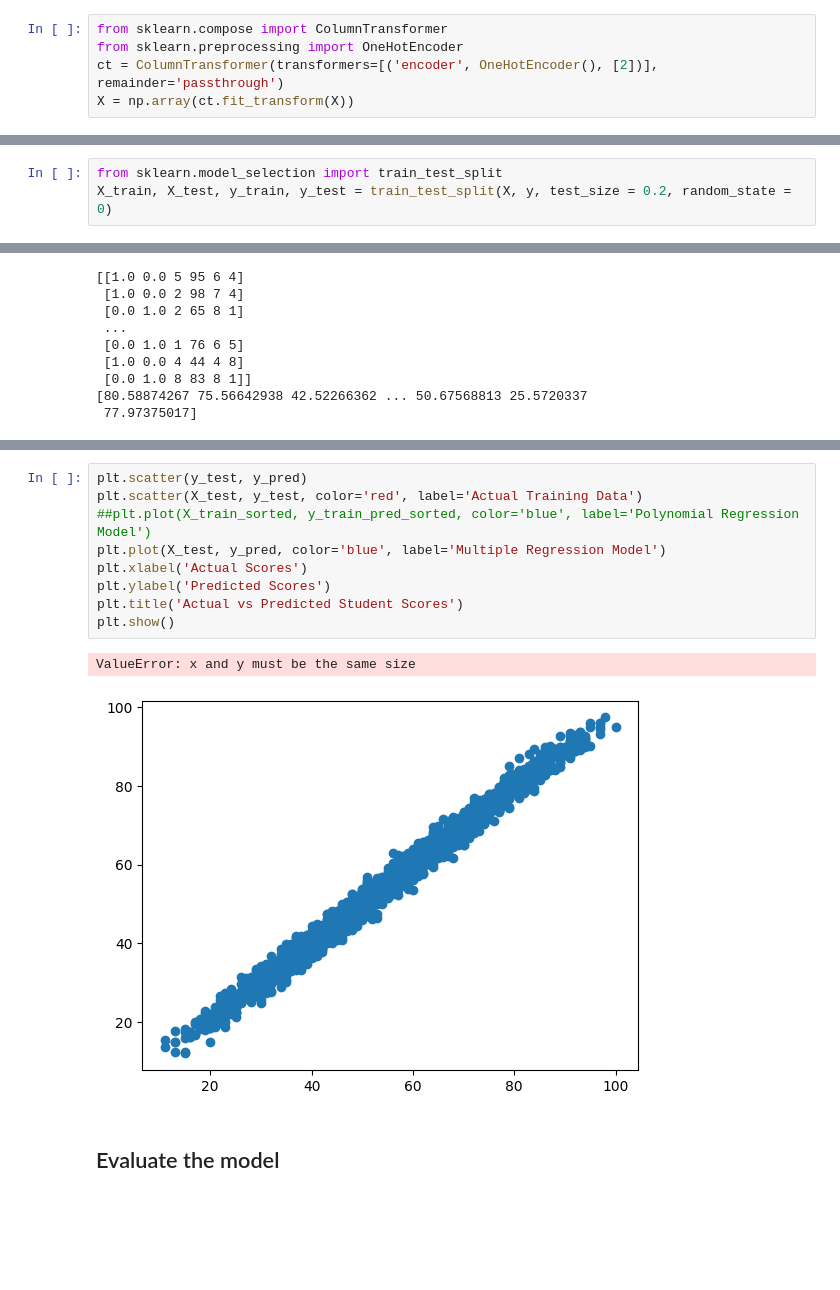
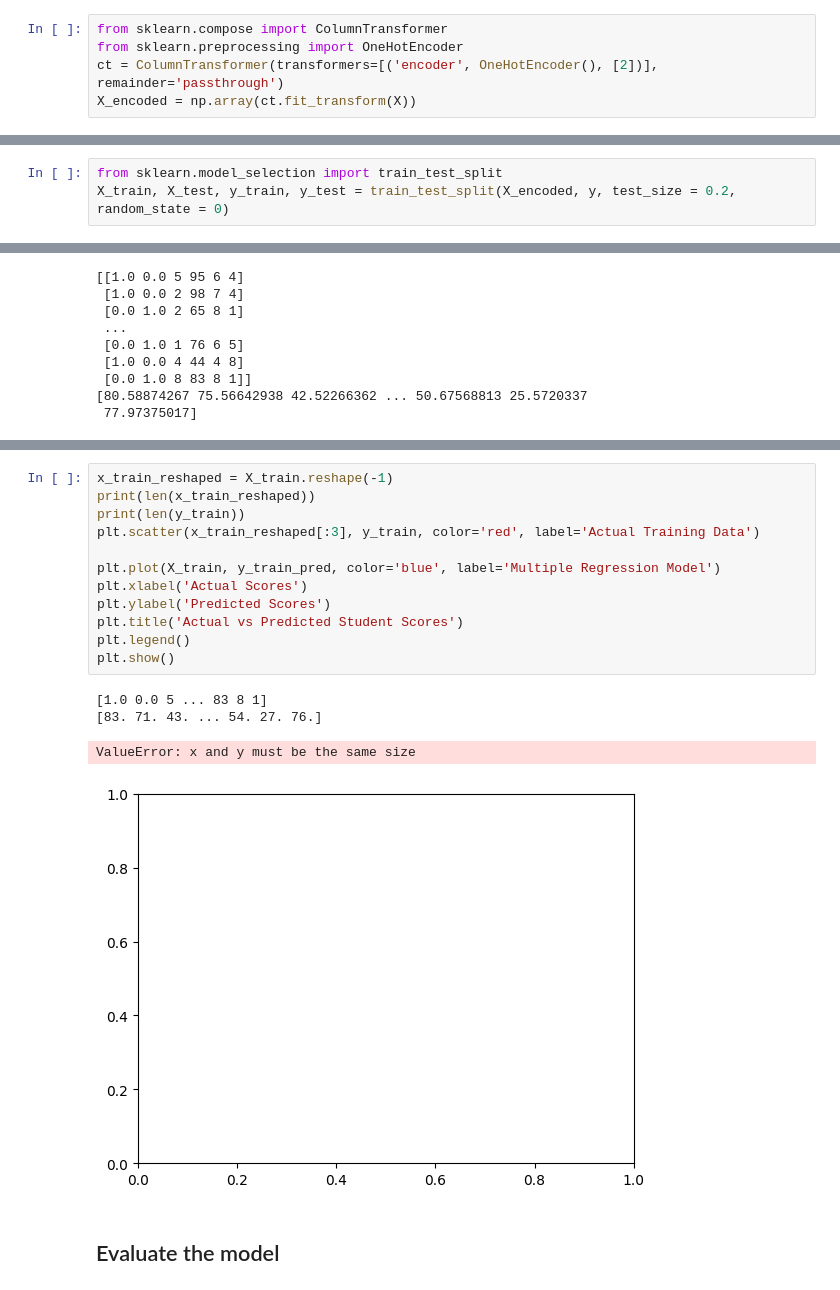
Before and after one commit to RamadeviKN/Student-Performance-Analysis-Using-Machine-Learning, a Jupyter notebook: Regression/student_performance_ml_regression.ipynb, the cells around one changed output, grey strips where cells are left out. Drawn from its saved outputs; the diff is of its cells as text; blank space fills up the shorter version.

```diff
--- a/Regression/student_performance_ml_regression.ipynb
+++ b/Regression/student_performance_ml_regression.ipynb
@@ -30,5 +46,5 @@ print(X)
 from sklearn.compose import ColumnTransformer
 from sklearn.preprocessing import OneHotEncoder
 ct = ColumnTransformer(transformers=[('encoder', OneHotEncoder(), [2])], remainder='passthrough')
-X = np.array(ct.fit_transform(X))
+X_encoded = np.array(ct.fit_transform(X))
 # %%
@@ -45,7 +61,7 @@ print(X)
 ## Splitting the dataset into the Training set and Test set
 # %%
 from sklearn.model_selection import train_test_split
-X_train, X_test, y_train, y_test = train_test_split(X, y, test_size = 0.2, random_state = 0)
+X_train, X_test, y_train, y_test = train_test_split(X_encoded, y, test_size = 0.2, random_state = 0)
 # %% [markdown]
 ## Training the Multiple Linear Regression model on the Training set
 # %%
@@ -87,15 +103,20 @@ sns.histplot(y_train, color='blue', alpha=0.5, bins=50)
 # %%
-plt.scatter(y_test, y_pred)
-plt.scatter(X_test, y_test, color='red', label='Actual Training Data')
-##plt.plot(X_train_sorted, y_train_pred_sorted, color='blue', label='Polynomial Regression Model')
-plt.plot(X_test, y_pred, color='blue', label='Multiple Regression Model')
+x_train_reshaped = X_train.reshape(-1)
+print(len(x_train_reshaped))
+print(len(y_train))
+plt.scatter(x_train_reshaped[:3], y_train, color='red', label='Actual Training Data')
+
+plt.plot(X_train, y_train_pred, color='blue', label='Multiple Regression Model')
 plt.xlabel('Actual Scores')
 plt.ylabel('Predicted Scores')
 plt.title('Actual vs Predicted Student Scores')
+plt.legend()
 plt.show()
 # %% [output]
-ValueError: x and y must be the same size
+[1.0 0.0 5 ... 83 8 1]
+[83. 71. 43. ... 54. 27. 76.]
+ValueError: x and y must be the same size
-[figure, old version]
+[figure, new version]
 # %% [markdown]
 ## Evaluate the model
 # %%
```
Also changed, not shown: parts of 4 cells of this notebook.
